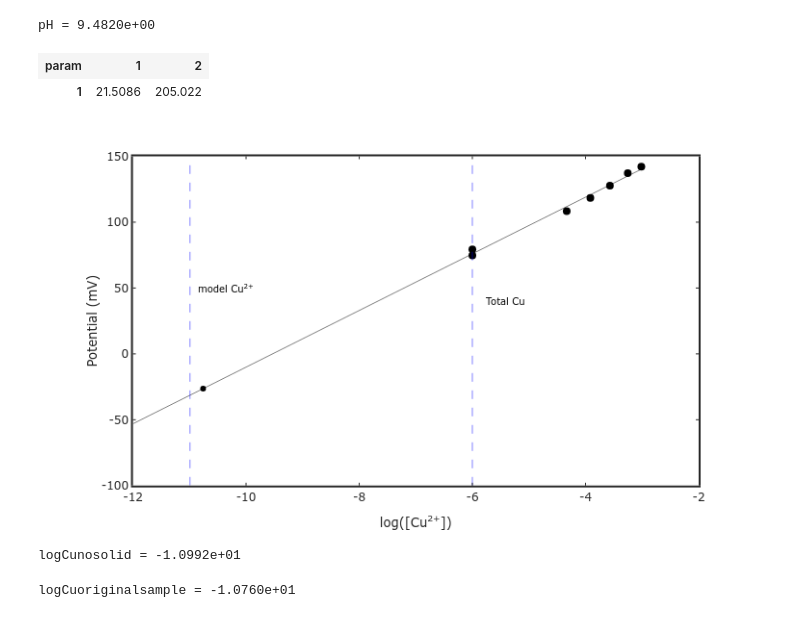
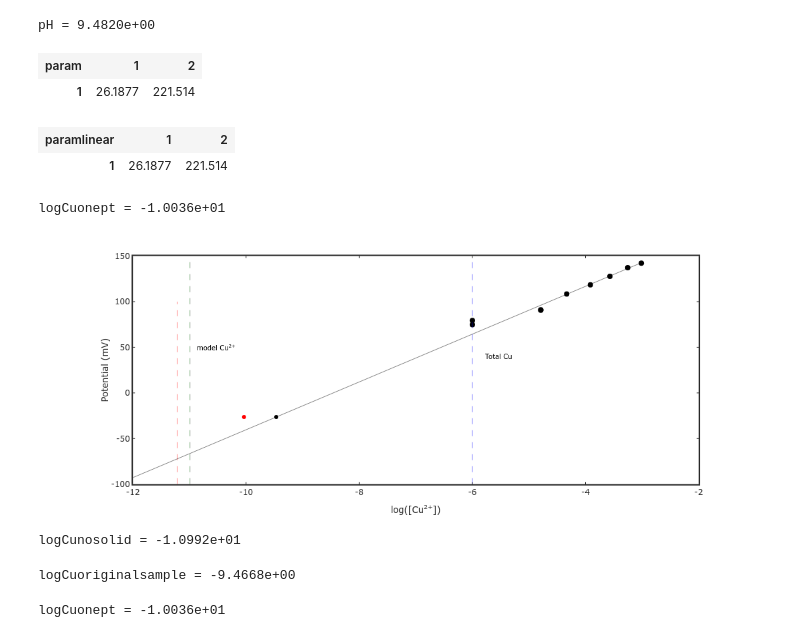
Before and after one commit to skotssd/metalISE, a Jupyter notebook: KNO3_pH9pt5_1uMCuT.ipynb, the cells around one changed output. Saved outputs shown, nothing was run; the diff lists cells and outputs as text; code cells hidden in the pictures.

```diff
--- a/KNO3_pH9pt5_1uMCuT.ipynb
+++ b/KNO3_pH9pt5_1uMCuT.ipynb
@@ -36,8 +36,8 @@ data=[...
 % 2	32	152	50	2.002	96.3	0.56
 % 2	37	157	50	2.001	95.8	-0.1
 %2	42	162	50	2.002	91.4	-0.88
-%2	47	167	50	2	91	-0.08
-%2	52	172	50	2.001	90.6	-0.08
+2	47	167	50	2	91	-0.08
+2	52	172	50	2.001	90.6	-0.08
 % 2	57	177	150	2.000	90.6	0
 % 2	58	178	150	2.001	94.4	3.8
 % 3	3	183	150	2.002	100	1.12
@@ -105,7 +105,7 @@ pH=mean(originalsamplemVnpH(:,5))
 mVAoriginal=mean(originalsamplemVnpH(:,6));
 mVAoriginal=(originalsamplemVnpH(:,6));
 
-mVA=data(:,6)'; Emeas=mVA; CuTmeas=1e-6;
+mVA=data(:,6)'; Emeas=mVA; CuTmeas=1e-6; CuT=CuTmeas;
 %mest=mVA(3)-mVA(2)
 CuTplus=(CuTmeas*(VT)+addedCuvol*stockCuconc)./(VT+addedCuvol);
 
@@ -113,14 +113,24 @@ CuTplus=(CuTmeas*(VT)+addedCuvol*stockCuconc)./(VT+addedCuvol);
 %BF1=2.49; BF2=1.14; BF3=0.9; ClT=4.9904e-4; %from Inorg. Chem. 1983. 22. 3323-3326.
 %CuTplus=CuTplus./(1+BF1*ClT+BF2*ClT^2+BF3*ClT^3);
 
-param=polyfit(log10(CuTplus),Emeas,1)
+param=polyfit(log10(CuTplus(5:end)),Emeas(5:end),1)
+paramlinear=polyfit(log10(CuTplus(5:end)),Emeas(5:end),1)
 logCuToriginal=(Emeas(1:2)-param(2))/param(1);
 CuToriginal=(10.^logCuToriginal)*63.546*1e6;
 logCuoriginal=mean((mVAoriginal-param(2))/param(1));
 # %% [output]
 pH = 9.4820e+00
 | param | 1 | 2 |
-| 1 | 21.5086 | 205.022 |
+| 1 | 26.1877 | 221.514 |
+| paramlinear | 1 | 2 |
+| 1 | 26.1877 | 221.514 |
+# %%
+% try one point, assume Nernst slope
+m=59.2/2; Eacid=79.3; Eorig=-26.4; m=21.5; m=paramlinear(1);
+Eo=Eacid-(m)*log10(CuT);
+logCuonept=(Eorig-Eo)/m
+# %% [output]
+logCuonept = -1.0036e+01
 # %%
 % MODEL FOR COMPARISON
 
@@ -140,35 +150,40 @@ inorganicTOTALS(inorganicTOTALS==0)=1e-16; % get rid of zero values, b/c div by
 TOTALS=[inorganicTOTALS]; %TOTALS=inorganicTOTALS;
 pH=9.4897; pe=20.75-pH; PCO2=10^-3.5;
 [Cuall,CuOH,CuOH2s,CuOs,CuCO3s,tenorite,malachite,MASSERR]=CuOHCO2opentableauallsolids(pH,pe,PCO2,TOTALS',flag1,flag2,flag3,flag4,flag5,database);
 [CuwithCuOs,CuOH,CuOH2s,CuOs,CuCO3s,tenorite,malachite,MASSERR]=CuOHCO2opentableauCuOs(pH,pe,PCO2,TOTALS',flag1,flag2,flag3,flag4,flag5,database);
 [Cunosolid,CuOH,CuOH2s,CuOs,CuCO3s,tenorite,malachite,MASSERR]=CuOHCO2opentableaunosolid(pH,pe,PCO2,TOTALS',flag1,flag2,flag3,flag4,flag5,database);
 
 plot(log10(CuTplus),Emeas,'ko','markersize',8)
 
 hold on
 plot([logCuoriginal'],[mVAoriginal'],'ko')
 logCuplot=-12:0.1:-3; Eplot=polyval(param,logCuplot);
 plot(logCuplot,Eplot,'k-')
 set(gca,'linewidth',2)
 xlabel('log[Cu^{2+}]'); ylabel('E (mV)')
 hold on
 
-%plot([log10(Cuall) log10(Cuall)],[-100 100],'b--')
-plot([log10(Cunosolid) log10(Cunosolid)],[-100 150],'b--'); hold on
+plot([log10(Cuall) log10(Cuall)],[-100 100],'r--')
+plot([log10(Cunosolid) log10(Cunosolid)],[-100 150],'m--'); hold on
+plot([log10(CuwithCuOs) log10(CuwithCuOs)],[-100 150],'g--'); hold on
 plot([log10(CuT) log10(CuT)],[-100 150],'b--')
 %plot([-9.576 -9.576],[-100 100],'b--')
 
 text(log10(Cunosolid)+0.1,50,'model Cu^{2+}','rotation',90)
 text(log10(CuT)+0.2,40,'Total Cu','rotation',90)
 
 
 xlabel('log([Cu^{2+}])')
 ylabel('Potential (mV)')
 set(gca,'LineWidth',2,'fontsize',12)
 
 logCunosolid=log10(Cunosolid)
 logCuoriginalsample=mean((mVAoriginal-param(2))/param(1))
+logCuonept
+
+plot(logCuonept,Eorig,'ro','markerfacecolor','r')
 # %% [output]
-[figure, old version]
+[figure, new version]
 logCunosolid = -1.0992e+01
-logCuoriginalsample = -1.0760e+01
+logCuoriginalsample = -9.4668e+00
+logCuonept = -1.0036e+01
```
Also changed, not shown: 29 other files.
